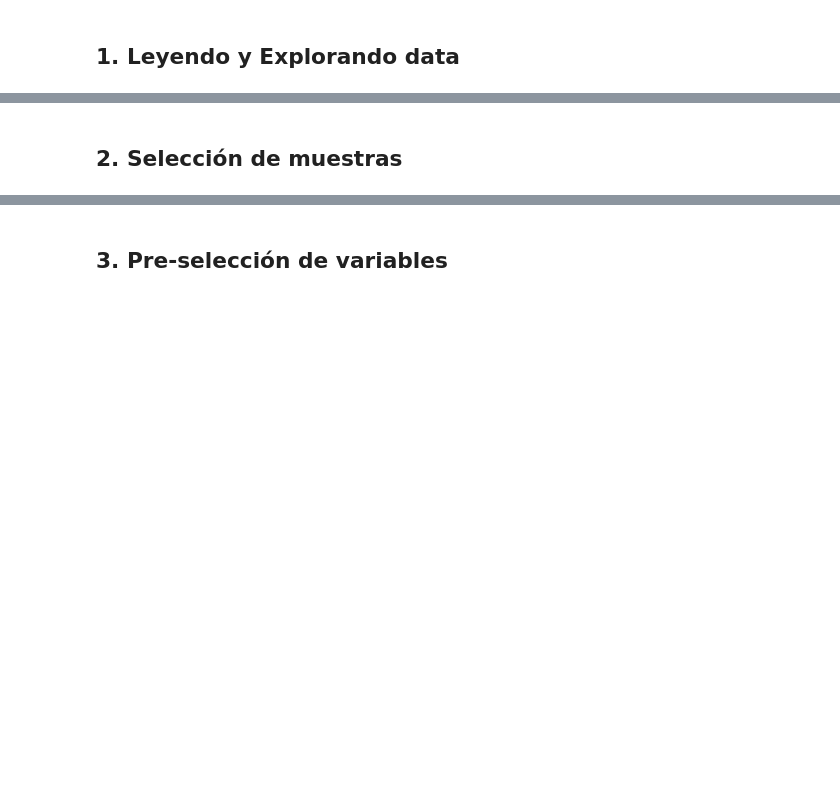
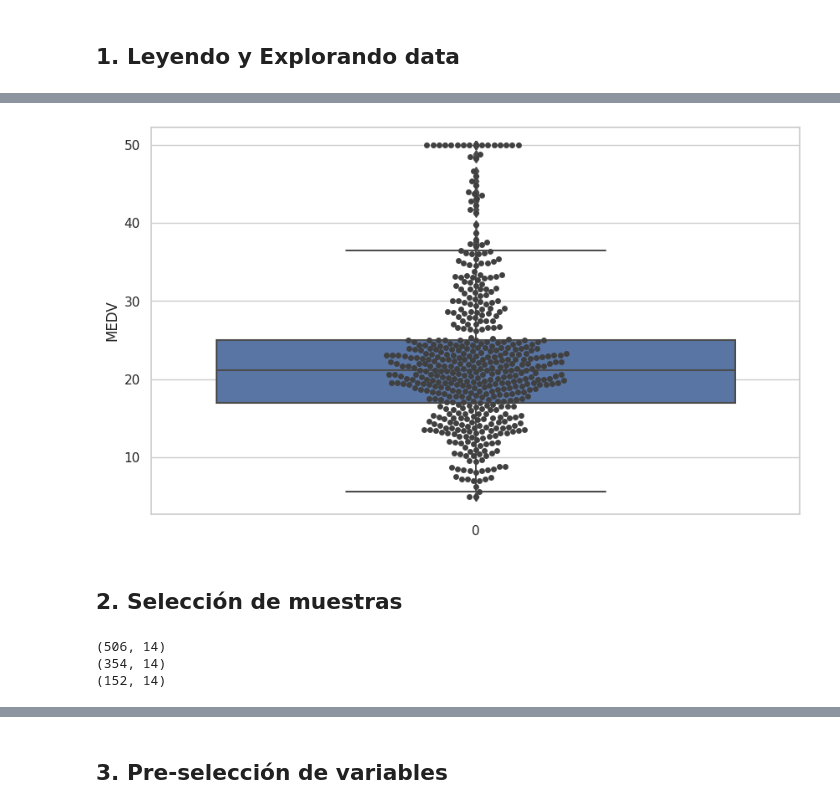
Before and after one commit to maacunap76/Especiaizacion_ML_Deep_DMC, a Jupyter notebook: Supervised_models/Linear_regression/Lab_Boston_Housing_v2.ipynb, the cells around one changed output, grey strips where cells are left out. Saved outputs shown, nothing was run; the diff lists cells and outputs as text; code cells hidden in the pictures; blank space fills up the shorter version.

```diff
--- a/Supervised_models/Linear_regression/Lab_Boston_Housing_v2.ipynb
+++ b/Supervised_models/Linear_regression/Lab_Boston_Housing_v2.ipynb
@@ -128,8 +163,10 @@ sns.displot(pddf.NOX, kind="kde", fill=True)
 # %%
 #Boxplot
 sns.set_theme(style="whitegrid")
-ax = sns.boxplot(data=pddf.NOX, orient="v")
-ax = sns.swarmplot(data=pddf.NOX, color=".25")
+ax = sns.boxplot(data=pddf.MEDV, orient="v")
+ax = sns.swarmplot(data=pddf.MEDV, color=".25")
+# %% [output]
+[figure, added]
 # %%
 sns.displot(pddf.MEDV, kind="kde", fill=True)
 # %%
@@ -168,7 +208,15 @@ X_train, X_test, y_train, y_test = train_test_split(X, y,
 # %%
-print(X.shape)
-print(X_train.shape)
-print(X_test.shape)
+#print(X.shape)
+#print(X_train.shape)
+#print(X_test.shape)
+
+print(pddf.shape)
+print(train.shape)
+print(test.shape)
+# %% [output]
+(506, 14)
+(354, 14)
+(152, 14)
 # %%
 import matplotlib.pyplot as plt
 plt.rcParams["figure.figsize"] = (10,6)
```
Also changed, not shown: parts of 8 cells of this notebook.
